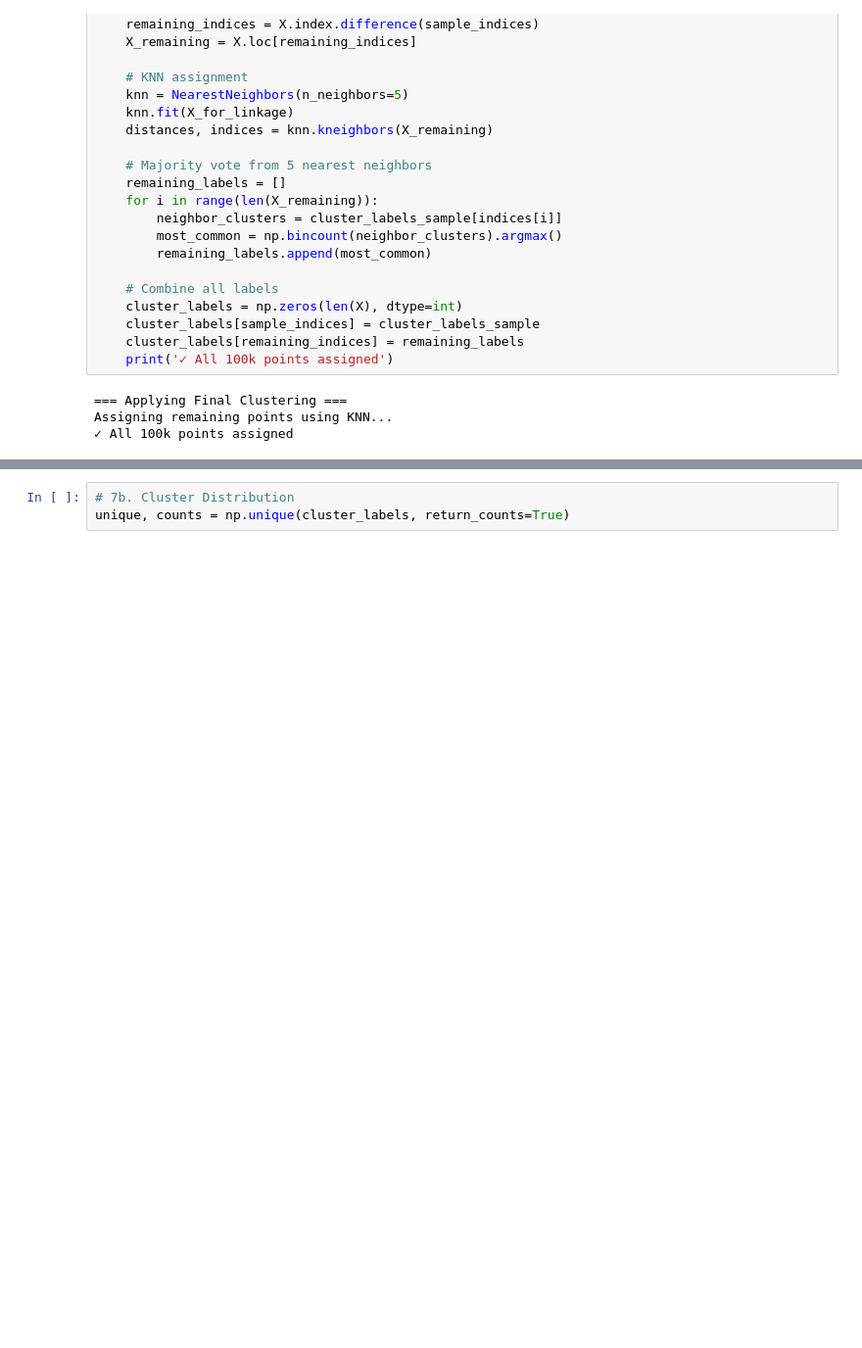
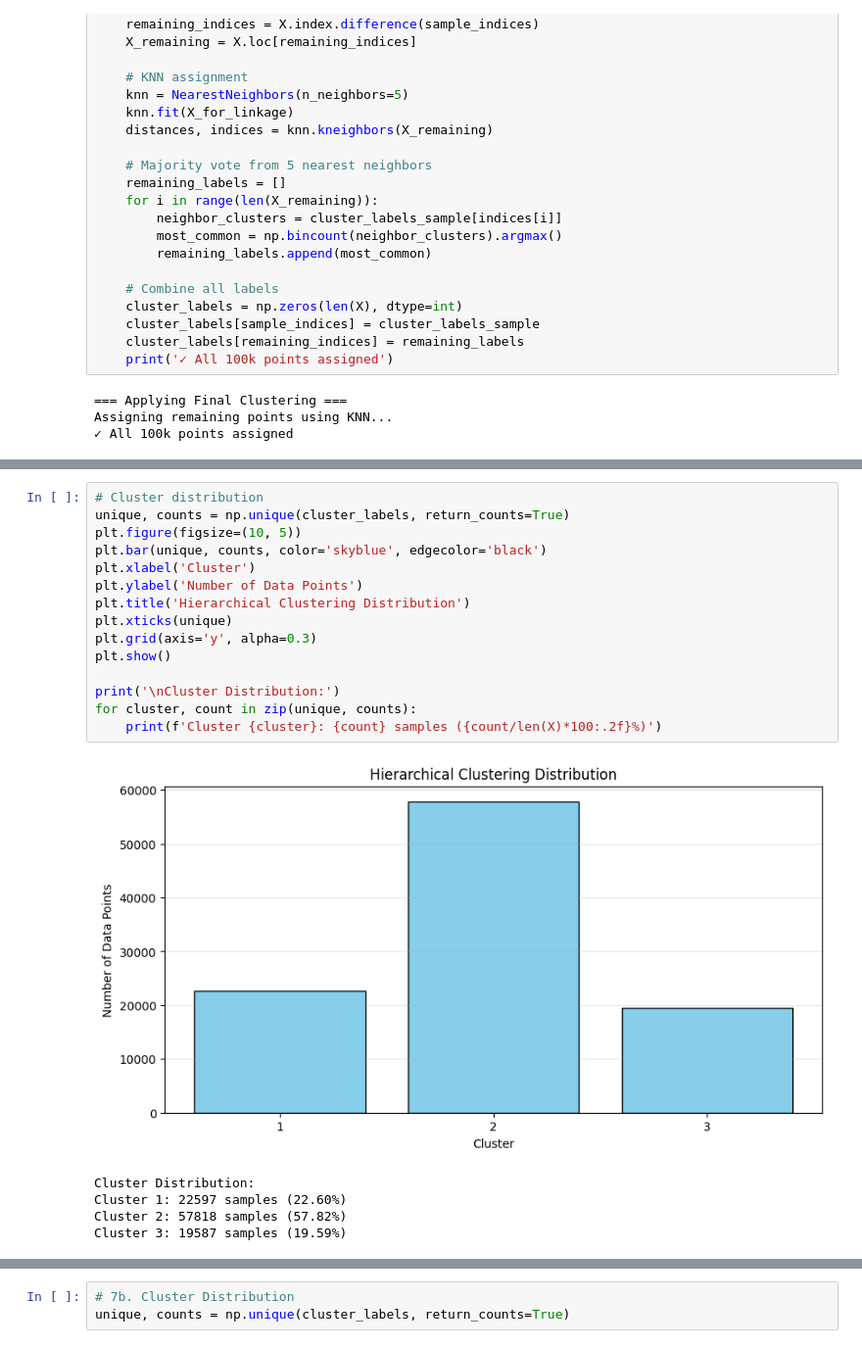
Before and after one commit to adt-kmr/VoyageAI, a Jupyter notebook: hierarchical_clustering.ipynb, the cells around one changed output, grey strips where cells are left out. Shown at 98% size. Saved outputs shown, nothing was run; the diff lists cells and outputs as text; blank space fills up the shorter version.

```diff
--- a/hierarchical_clustering.ipynb
+++ b/hierarchical_clustering.ipynb
@@ -200 +218,22 @@ Assigning remaining points using KNN...
+# %%
+# Cluster distribution
+unique, counts = np.unique(cluster_labels, return_counts=True)
+plt.figure(figsize=(10, 5))
+plt.bar(unique, counts, color='skyblue', edgecolor='black')
+plt.xlabel('Cluster')
+plt.ylabel('Number of Data Points')
+plt.title('Hierarchical Clustering Distribution')
+plt.xticks(unique)
+plt.grid(axis='y', alpha=0.3)
+plt.show()
+
+print('\nCluster Distribution:')
+for cluster, count in zip(unique, counts):
+    print(f'Cluster {cluster}: {count} samples ({count/len(X)*100:.2f}%)')
+# %% [output]
+[figure, added]
+Cluster Distribution:
+Cluster 1: 22597 samples (22.60%)
+Cluster 2: 57818 samples (57.82%)
+Cluster 3: 19587 samples (19.59%)
 # %%
```
Also changed, not shown: parts of 10 cells of this notebook, 5 other files.
